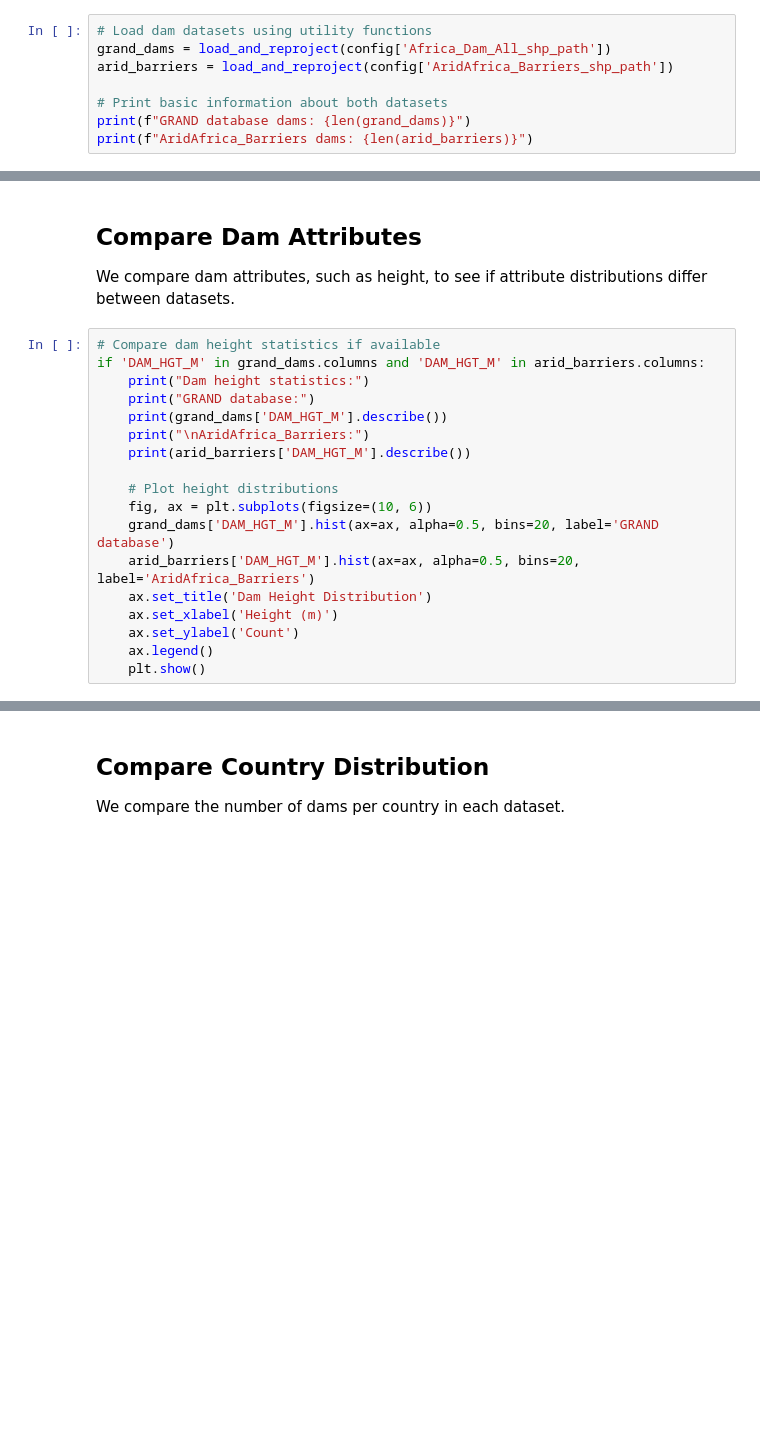
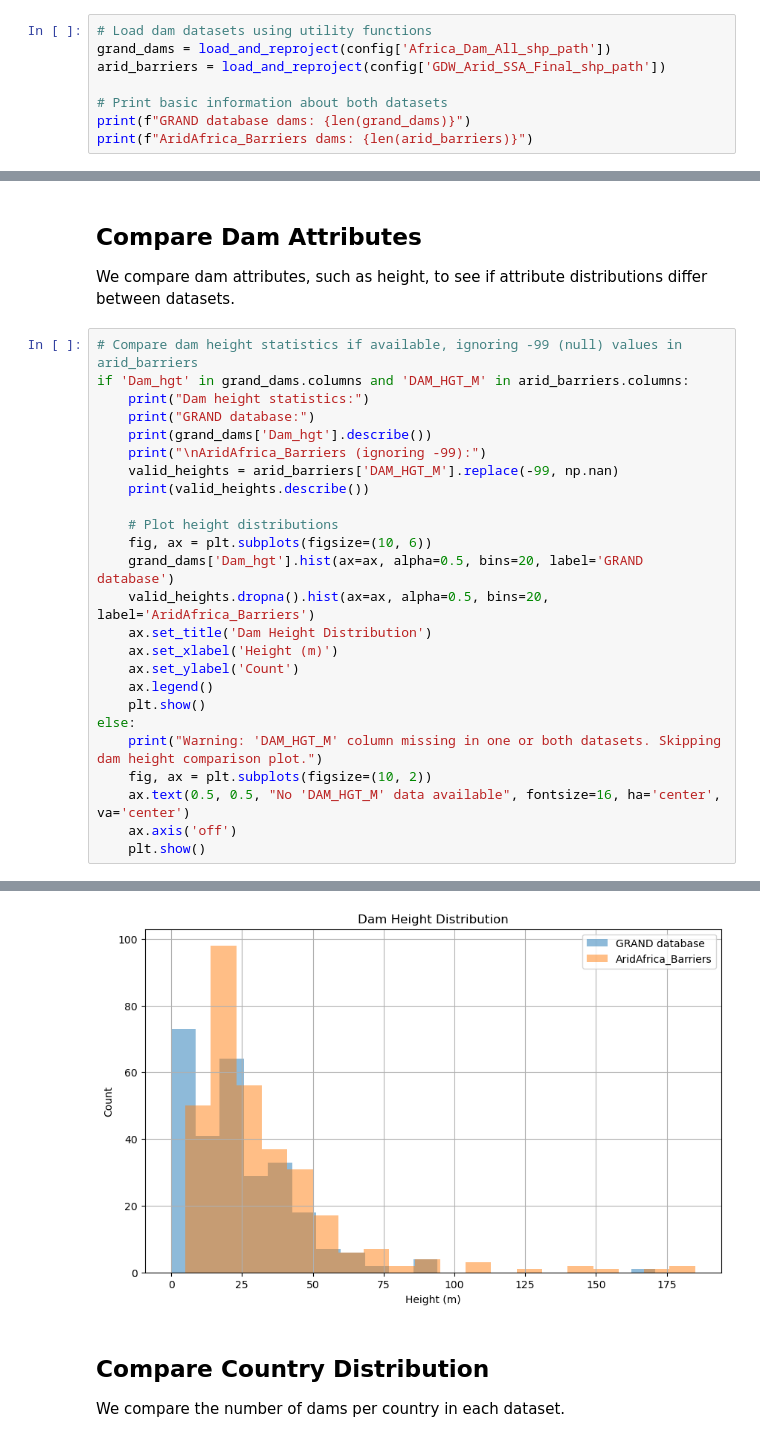
Before and after one commit to rellimylime/Africa_Irrigation, a Jupyter notebook: Code/2_Dam_Analysis/2_Dam_Dataset_Comparison.ipynb, the cells around one changed output, grey strips where cells are left out. Drawn from its saved outputs; the diff is of its cells as text; blank space fills up the shorter version.

```diff
--- a/Code/2_Dam_Analysis/2_Dam_Dataset_Comparison.ipynb
+++ b/Code/2_Dam_Analysis/2_Dam_Dataset_Comparison.ipynb
@@ -36,7 +36,7 @@ We load the GRAND and AridAfrica_Barriers dam datasets using the utility loader
 # %%
 # Load dam datasets using utility functions
 grand_dams = load_and_reproject(config['Africa_Dam_All_shp_path'])
-arid_barriers = load_and_reproject(config['AridAfrica_Barriers_shp_path'])
+arid_barriers = load_and_reproject(config['GDW_Arid_SSA_Final_shp_path'])
 
 # Print basic information about both datasets
 print(f"GRAND database dams: {len(grand_dams)}")
@@ -89,20 +89,28 @@ plt.show()
 
 We compare dam attributes, such as height, to see if attribute distributions differ between datasets.
 # %%
-# Compare dam height statistics if available
-if 'DAM_HGT_M' in grand_dams.columns and 'DAM_HGT_M' in arid_barriers.columns:
+# Compare dam height statistics if available, ignoring -99 (null) values in arid_barriers
+if 'Dam_hgt' in grand_dams.columns and 'DAM_HGT_M' in arid_barriers.columns:
     print("Dam height statistics:")
     print("GRAND database:")
-    print(grand_dams['DAM_HGT_M'].describe())
-    print("\nAridAfrica_Barriers:")
-    print(arid_barriers['DAM_HGT_M'].describe())
+    print(grand_dams['Dam_hgt'].describe())
+    print("\nAridAfrica_Barriers (ignoring -99):")
+    valid_heights = arid_barriers['DAM_HGT_M'].replace(-99, np.nan)
+    print(valid_heights.describe())
 
     # Plot height distributions
     fig, ax = plt.subplots(figsize=(10, 6))
-    grand_dams['DAM_HGT_M'].hist(ax=ax, alpha=0.5, bins=20, label='GRAND database')
-    arid_barriers['DAM_HGT_M'].hist(ax=ax, alpha=0.5, bins=20, label='AridAfrica_Barriers')
+    grand_dams['Dam_hgt'].hist(ax=ax, alpha=0.5, bins=20, label='GRAND database')
+    valid_heights.dropna().hist(ax=ax, alpha=0.5, bins=20, label='AridAfrica_Barriers')
     ax.set_title('Dam Height Distribution')
     ax.set_xlabel('Height (m)')
     ax.set_ylabel('Count')
     ax.legend()
     plt.show()
+else:
+    print("Warning: 'DAM_HGT_M' column missing in one or both datasets. Skipping dam height comparison plot.")
+    fig, ax = plt.subplots(figsize=(10, 2))
+    ax.text(0.5, 0.5, "No 'DAM_HGT_M' data available", fontsize=16, ha='center', va='center')
+    ax.axis('off')
+    plt.show()
+# %% [output]
@@ -109,3 +134,4 @@ if 'DAM_HGT_M' in grand_dams.columns and 'DAM_HGT_M' in arid_barriers.columns:
+[figure, added]
 # %% [markdown]
 ## Compare Country Distribution
 
```
Also changed, not shown: parts of 4 cells of this notebook, 26 other files.
